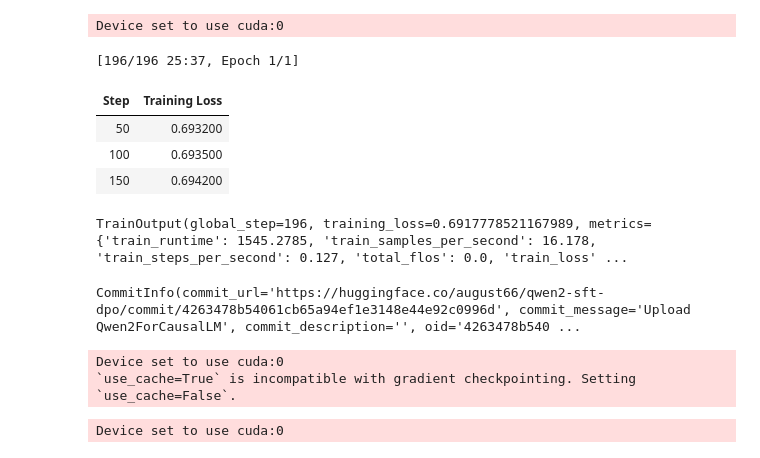
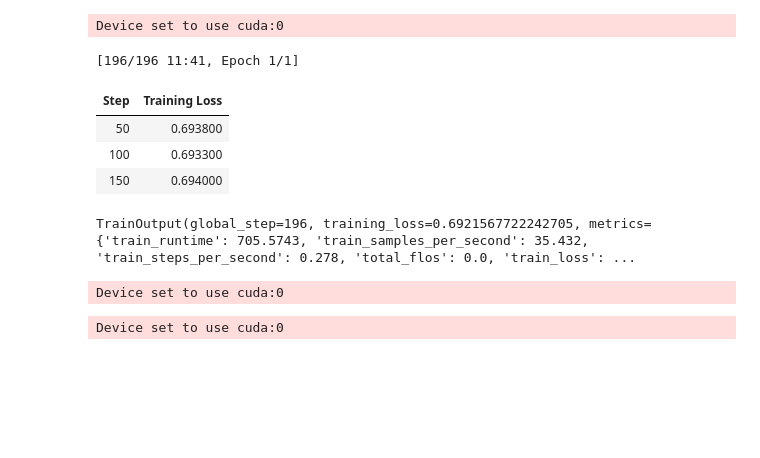
Before and after one commit to OOooAugust/RLHF, a Jupyter notebook: codes/test.ipynb, the cells around one changed output. Drawn from its saved outputs; the diff is of its cells as text; code cells hidden in the pictures; blank space fills up the shorter version.

```diff
--- a/codes/test.ipynb
+++ b/codes/test.ipynb
@@ -38,7 +38,8 @@ dataset_train = dataset_train.map(prompt_completion_preprocess, remove_columns=[
 qwen_sft_model = AutoModelForCausalLM.from_pretrained(LM_MODEL)
 qwen_sft_tokenizer = AutoTokenizer.from_pretrained(LM_MODEL)
 qwen_sft_tokenizer.padding_side = "left"
-qwen_sft_tokenizer.add_special_tokens({'pad_token': '[PAD]'})
+if qwen_sft_tokenizer.pad_token is None:
+    qwen_sft_tokenizer.pad_token = qwen_sft_tokenizer.eos_token
 pipe_qwen_sft = pipeline(
     'text-generation',
     model = qwen_sft_model,
@@ -50,12 +51,13 @@ generated_completions_train = pipe_qwen_sft(
     prompts_train,
     max_new_tokens = 128,
     do_sample = True,
-    truncation = True,
-    padding = True,
     top_p = 0.95,
-    temperature = 1,
+    top_k = 50,
+    temperature = 0.8,
     num_return_sequences = 2,
     batch_size = 128,
+    repetition_penalty = 1.2,
+    eos_token_id = qwen_sft_tokenizer.eos_token_id,
 )
 # %% [output]
 Device set to use cuda:0
@@ -80,12 +82,10 @@ for i in range(N):
 
     prompt = dataset_train[i]['prompt']
     completion_1 = generated_completions_train_flat[2*i]['generated_text']
-    score_1 = train_sentiment_results[2*i]['score'] if train_sentiment_results[2*i]['score'] == 'POSITIVE' else 1-train_sentiment_results[2*i]['score']
+    reward_1 = train_sentiment_results[2*i]['score'] if train_sentiment_results[2*i]['score'] == 'POSITIVE' else 1-train_sentiment_results[2*i]['score']
     completion_2 = generated_completions_train_flat[2*i + 1]['generated_text']
-    score_2 = train_sentiment_results[2*i + 1]['score'] if train_sentiment_results[2*i + 1]['score'] == 'POSITIVE' else 1-train_sentiment_results[2*i + 1]['score']
-    reward_1 = score_1 * 1000
-    reward_2 = score_2 * 1000
-    preference_prob = F.softmax(torch.tensor(reward_1-reward_2))
+    reward_2 = train_sentiment_results[2*i + 1]['score'] if train_sentiment_results[2*i + 1]['score'] == 'POSITIVE' else 1-train_sentiment_results[2*i + 1]['score']
+    preference_prob = F.sigmoid(torch.tensor(reward_1-reward_2))
     bernoulli_indicator = torch.bernoulli(preference_prob).item()
     if bernoulli_indicator == 1:
         chosen, rejected = completion_1, completion_2
@@ -100,12 +100,14 @@ for i in range(N):
         'reward_chosen': reward_chosen,
         'reward_rejected': reward_rejected
     })
+
 prompt_completion_dataset_train = Dataset.from_list(prompt_completion_list_train)
 dpo_dataset_train = prompt_completion_dataset_train.select_columns(['prompt', 'chosen', 'rejected'])
 # %%
 #why random sample?
 #what is gradient checking, gradient acc, learning rate
 model_args = ModelConfig(LM_MODEL)
+beta = 0.1
 torch_dtype = (
     model_args.torch_dtype if model_args.torch_dtype in ['auto', None] else torch.float16
 )
@@ -124,56 +126,52 @@ model = AutoModelForCausalLM.from_pretrained(
 )
 ref_model = AutoModelForCausalLM.from_pretrained(
     model_args.model_name_or_path,
-    **{**model_kwargs, 'device_map':'cpu'}
+    **model_kwargs,
 )
 
 tokenizer = AutoTokenizer.from_pretrained(
     model_args.model_name_or_path,
     padding_side = "left",
     trust_remote_code = model_args.trust_remote_code,
 )
 
 training_args = DPOConfig(
 
         gradient_checkpointing=True,
         per_device_train_batch_size=32,
         gradient_accumulation_steps=4,
         learning_rate=5.0e-7,
         logging_steps=50,
+        bf16=True,
         num_train_epochs=1,
-        push_to_hub=False,
+        push_to_hub=True,
         output_dir = "/root/autodl-tmp/.autodl/DPO_tldr",
-        report_to = 'none'
+        report_to = 'none',
+        beta = beta,
+        hub_model_id = f'august66/qwen2-sft-dpo-imdb-beta-{beta}',
     )
 
 trainer = DPOTrainer(
     model=model,
     ref_model=ref_model,
     args=training_args,
     train_dataset=dpo_dataset_train,
     processing_class = tokenizer
 )
 
 trainer.train()
 # %% [output]
-[196/196 25:37, Epoch 1/1]
+[196/196 11:41, Epoch 1/1]
 | Step | Training Loss |
-| 50 | 0.693200 |
-| 100 | 0.693500 |
-| 150 | 0.694200 |
+| 50 | 0.693800 |
+| 100 | 0.693300 |
+| 150 | 0.694000 |
-TrainOutput(global_step=196, training_loss=0.6917778521167989, metrics={'train_runtime': 1545.2785, 'train_samples_per_second': 16.178, 'train_steps_per_second': 0.127, 'total_flos': 0.0, 'train_loss' ...
+TrainOutput(global_step=196, training_loss=0.6921567722242705, metrics={'train_runtime': 705.5743, 'train_samples_per_second': 35.432, 'train_steps_per_second': 0.278, 'total_flos': 0.0, 'train_loss': ...
-# %%
-dpo_model = trainer.model
-dpo_tokenizer = trainer.processing_class
-repo_id = 'august66/qwen2-sft-dpo'
-model.push_to_hub(
-    repo_id=repo_id,
-    tokenizer=dpo_tokenizer,
-)
-# %% [output]
-CommitInfo(commit_url='https://huggingface.co/august66/qwen2-sft-dpo/commit/4263478b54061cb65a94ef1e3148e44e92c0996d', commit_message='Upload Qwen2ForCausalLM', commit_description='', oid='4263478b540 ...
 # %%
 prompts_test = dataset_test['prompt']
+dpo_model = trainer.model
+dpo_tokenizer = trainer.processing_class
+
 dpo_pipe = pipeline(
     'text-generation',
     model = dpo_model,
@@ -181,18 +179,14 @@ dpo_pipe = pipeline(
 )
 dpo_completions_test = dpo_pipe(
     prompts_test,
-    max_new_tokens = 128,
-    do_sample = True,
-    truncation = True,
-    padding = True,
-    top_p = 0.95,
-    temperature = 1,
-    num_return_sequences = 1,
+    max_new_tokens = 100,
+    eos_token_id = dpo_tokenizer.eos_token_id,
+    return_full_text = False,
     batch_size = 128,
+    temperature = 0.5
 )
 # %% [output]
 Device set to use cuda:0
-`use_cache=True` is incompatible with gradient checkpointing. Setting `use_cache=False`.
 # %%
 dpo_completion_test_flat= Dataset.from_list(list(np.array(dpo_completions_test).ravel()))
 pipe = pipeline(
```
Also changed, not shown: parts of 3 cells of this notebook, 1 other file.
